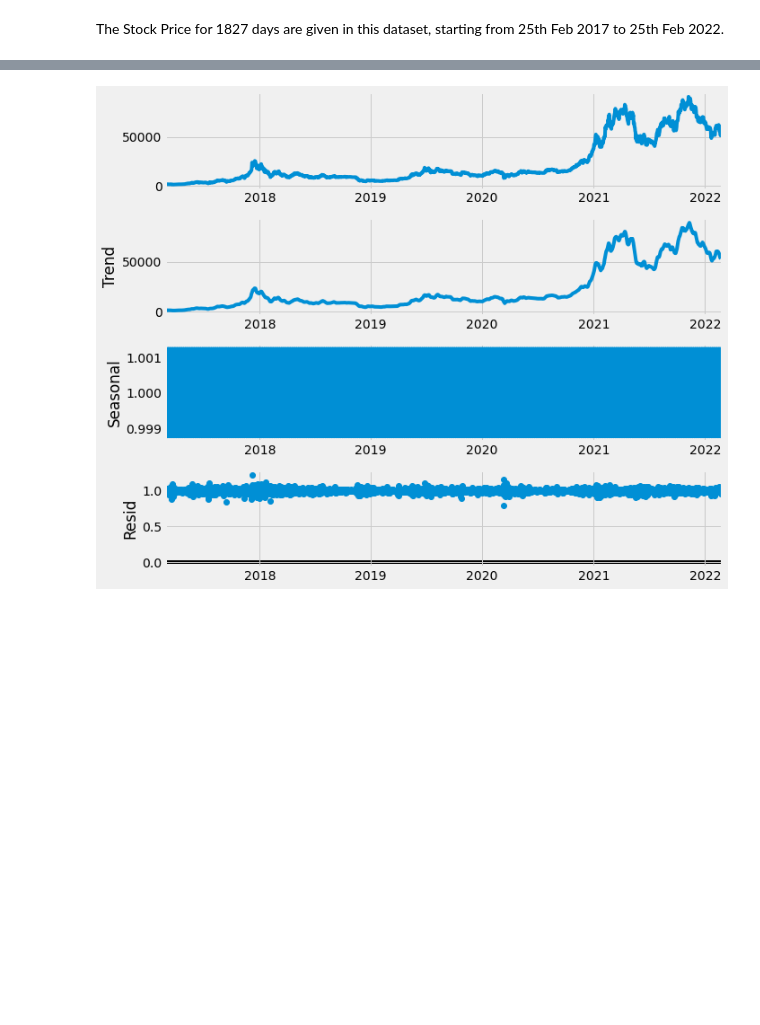
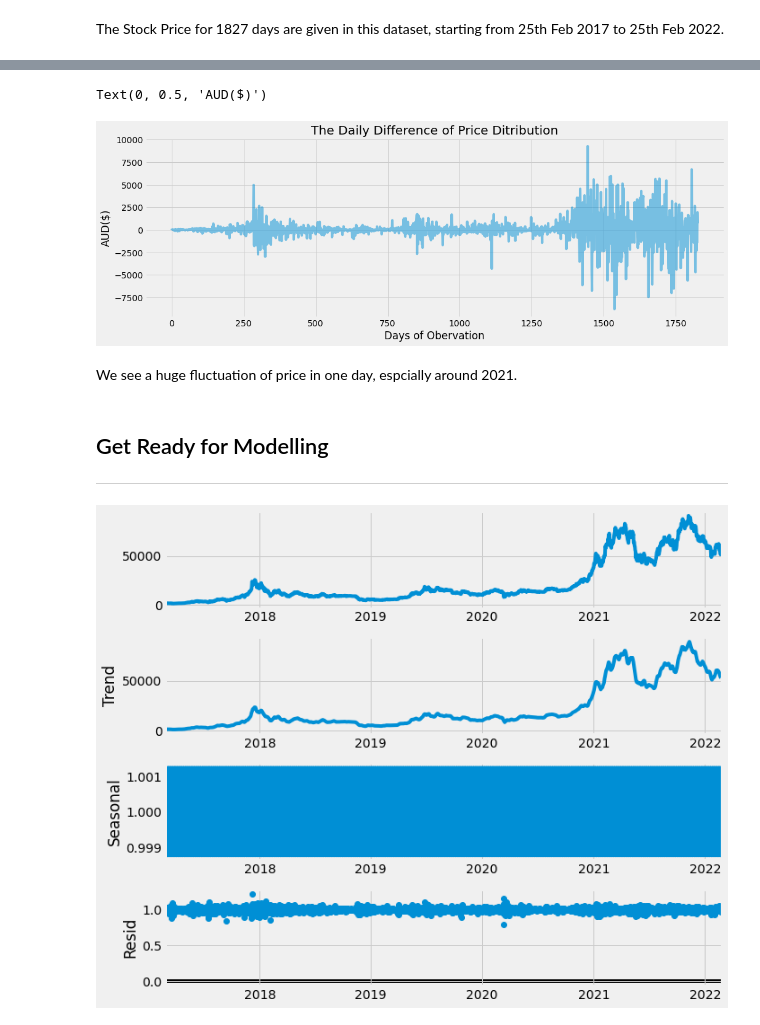
Before and after one commit to Casssiee/Bitcoin-AUD-Forceaste, a Jupyter notebook: Bitcoin AUD Forecasting .ipynb, the cells around one changed output, grey strips where cells are left out. Saved outputs shown, nothing was run; the diff lists cells and outputs as text; code cells hidden in the pictures; blank space fills up the shorter version.

```diff
--- a/Bitcoin AUD Forecasting .ipynb
+++ b/Bitcoin AUD Forecasting .ipynb
@@ -113,0 +161,6 @@ dfClose.head(15)
+# %%
+dfOpen_Close = df[['Date', 'Close','Open']].copy()
+dfOpen_Close['Date'] = pd.to_datetime(dfOpen_Close['Date'])
+# %%
+dfOpen_Close['Daily_difference'] = dfOpen_Close['Close'] - dfOpen_Close['Open']
+dfOpen_Close
@@ -114,3 +181,16 @@ dfClose.head(15)
+# %%
+dfOpen_Close['Daily_difference'].plot(figsize = (15, 5), alpha = 0.5)
+plt.title("The Daily Difference of Price Ditribution")
+plt.xlabel('Days of Obervation')
+plt.ylabel('AUD($)')
+# %% [output]
+Text(0, 0.5, 'AUD($)')
+[figure, added]
+# %% [markdown]
+We see a huge fluctuation of price in one day, espcially around 2021.
+# %% [markdown]
+## Get Ready for Modelling
+--------
 # %%
 decomp = seasonal_decompose(dfClose, model = "multiplicative")
 x = decomp.plot()
```
Also changed, not shown: parts of 28 cells of this notebook.
